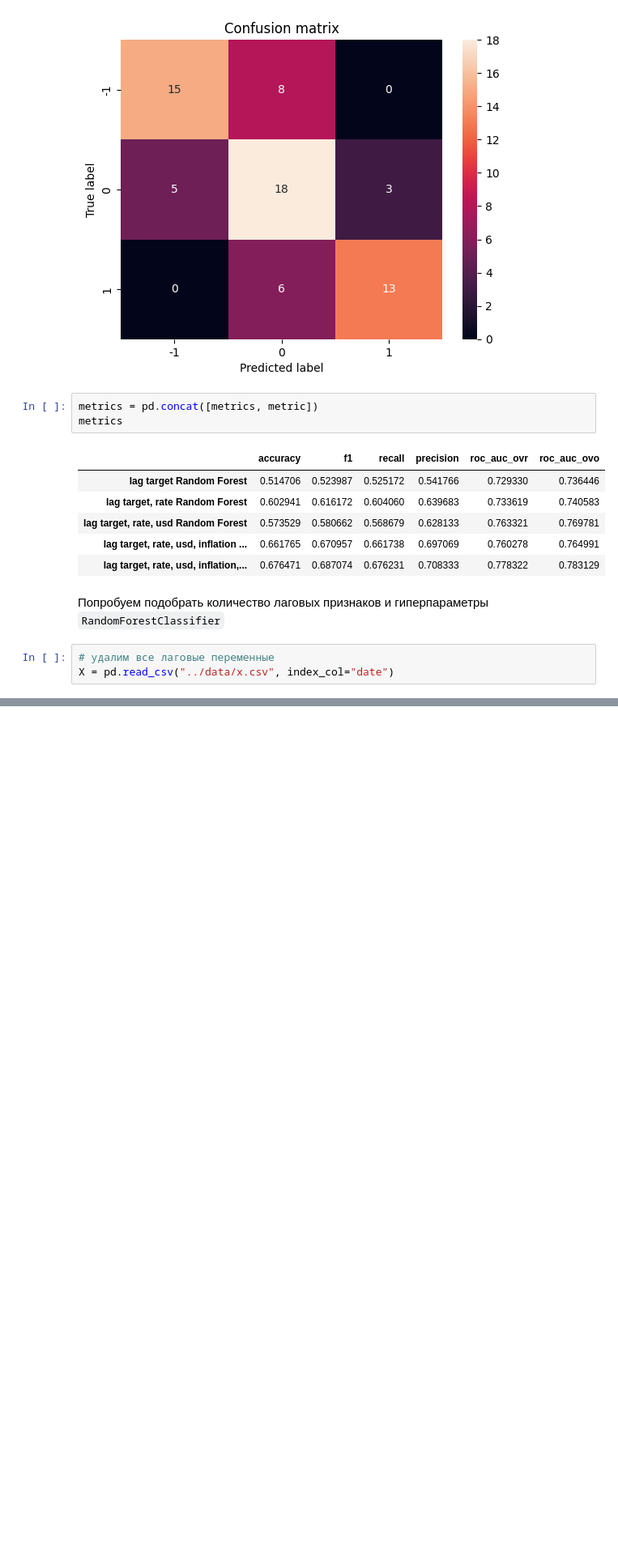
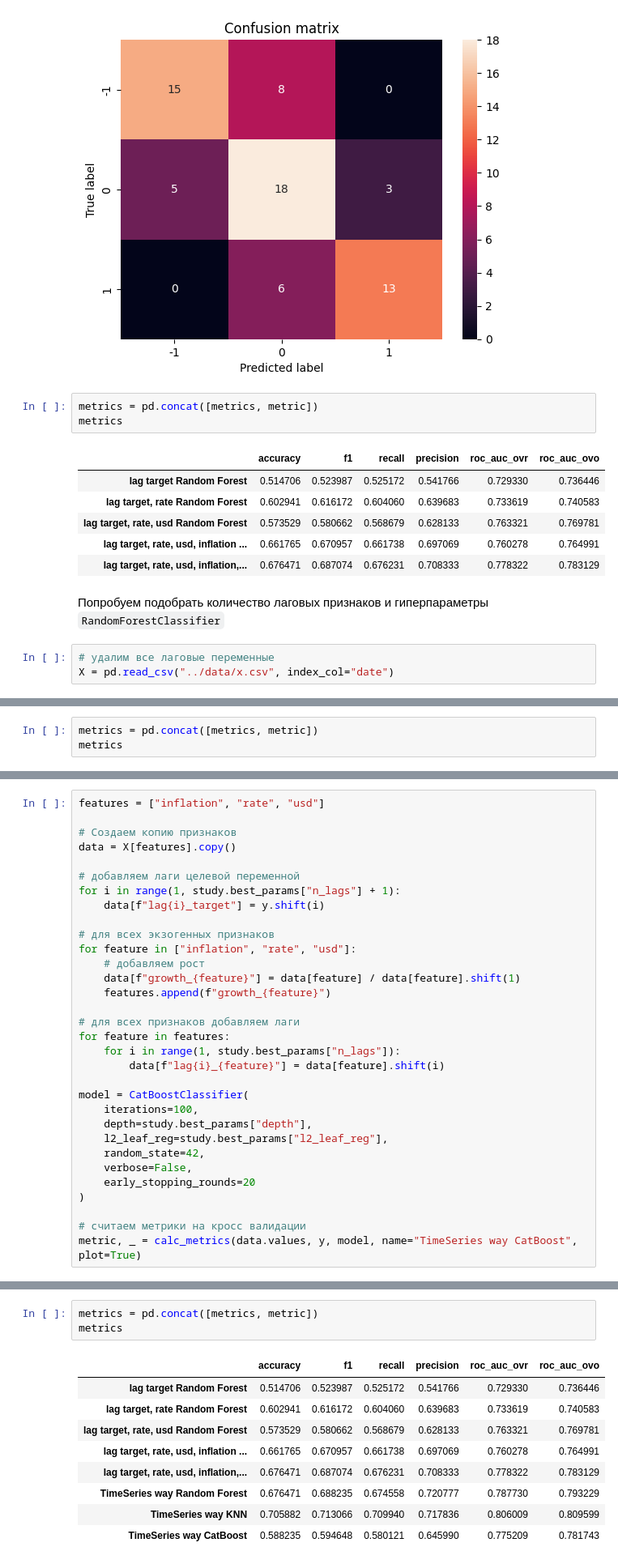
Before and after one commit to ai24-team-15/cbr-press-release-classifier, a Jupyter notebook: ml/non_linear_models/timeseries_way.ipynb, the cells around one changed output, grey strips where cells are left out. Shown at 81% size. Cells and saved outputs as stored; diff of their text form; blank space fills up the shorter version.

Commit message:
add KNN and boosting in timeseries way

```diff
--- a/ml/non_linear_models/timeseries_way.ipynb
+++ b/ml/non_linear_models/timeseries_way.ipynb
@@ -307,0 +409,3 @@ metrics
+# %%
+metrics = pd.concat([metrics, metric])
+metrics
@@ -307,0 +479,32 @@ metrics
+# %%
+features = ["inflation", "rate", "usd"]
+
+# Создаем копию признаков
+data = X[features].copy()
+
+# добавляем лаги целевой переменной
+for i in range(1, study.best_params["n_lags"] + 1):
+    data[f"lag{i}_target"] = y.shift(i)
+
+# для всех экзогенных признаков
+for feature in ["inflation", "rate", "usd"]:
+    # добавляем рост
+    data[f"growth_{feature}"] = data[feature] / data[feature].shift(1)
+    features.append(f"growth_{feature}")
+
+# для всех признаков добавляем лаги
+for feature in features:
+    for i in range(1, study.best_params["n_lags"]):
+        data[f"lag{i}_{feature}"] = data[feature].shift(i)
+
+model = CatBoostClassifier(
+    iterations=100,
+    depth=study.best_params["depth"],
+    l2_leaf_reg=study.best_params["l2_leaf_reg"],
+    random_state=42,
+    verbose=False,
+    early_stopping_rounds=20
+)
+
+# считаем метрики на кросс валидации
+metric, _ = calc_metrics(data.values, y, model, name="TimeSeries way CatBoost", plot=True)
@@ -307,0 +522,13 @@ metrics
+# %%
+metrics = pd.concat([metrics, metric])
+metrics
+# %% [output]
+|  | accuracy | f1 | recall | precision | roc_auc_ovr | roc_auc_ovo |
+| lag target Random Forest | 0.514706 | 0.523987 | 0.525172 | 0.541766 | 0.729330 | 0.736446 |
+| lag target, rate Random Forest | 0.602941 | 0.616172 | 0.604060 | 0.639683 | 0.733619 | 0.740583 |
+| lag target, rate, usd Random Forest | 0.573529 | 0.580662 | 0.568679 | 0.628133 | 0.763321 | 0.769781 |
+| lag target, rate, usd, inflation ... | 0.661765 | 0.670957 | 0.661738 | 0.697069 | 0.760278 | 0.764991 |
+| lag target, rate, usd, inflation,... | 0.676471 | 0.687074 | 0.676231 | 0.708333 | 0.778322 | 0.783129 |
+| TimeSeries way Random Forest | 0.676471 | 0.688235 | 0.674558 | 0.720777 | 0.787730 | 0.793229 |
+| TimeSeries way KNN | 0.705882 | 0.713066 | 0.709940 | 0.717836 | 0.806009 | 0.809599 |
+| TimeSeries way CatBoost | 0.588235 | 0.594648 | 0.580121 | 0.645990 | 0.775209 | 0.781743 |
```
Also changed, not shown: parts of 16 cells of this notebook.
